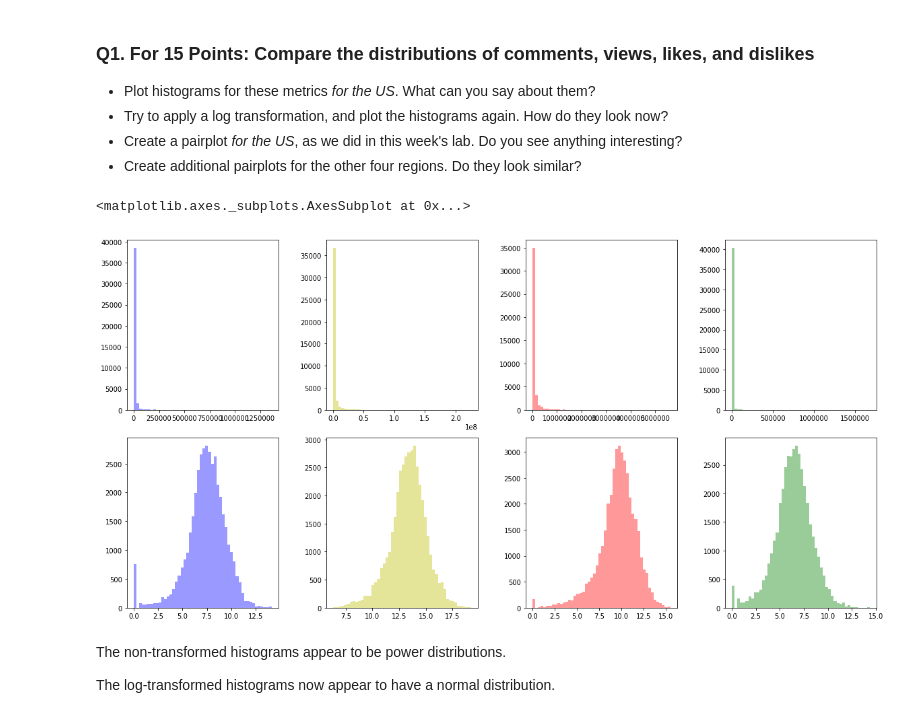
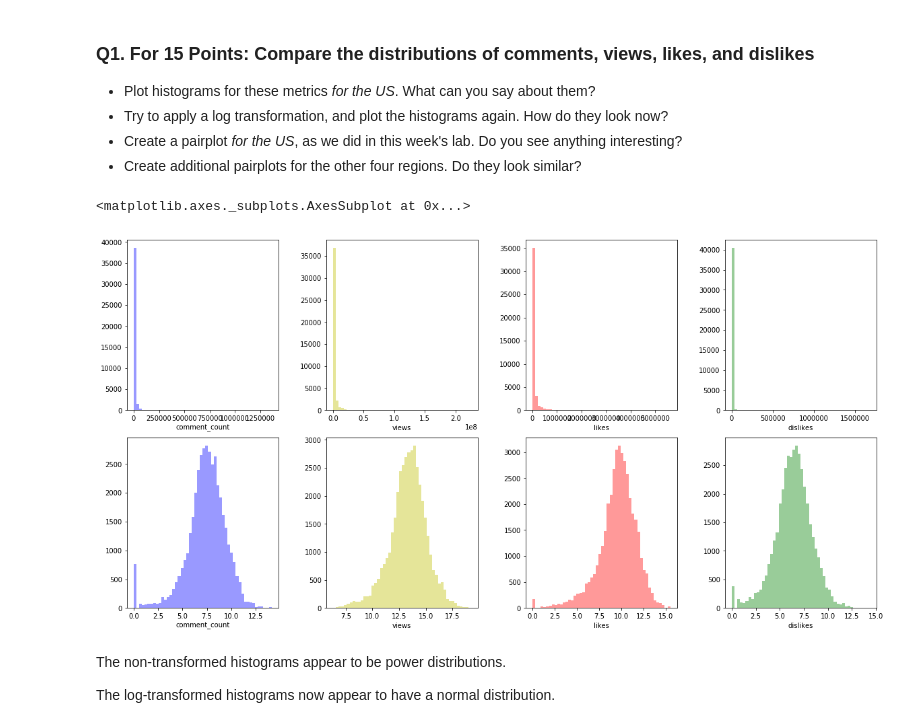
Before and after one commit to tengdann/si618, a Jupyter notebook: 618_HW4.ipynb, the cells around one changed output. Cells and saved outputs as stored; diff of their text form; code cells hidden in the pictures.

```diff
--- a/618_HW4.ipynb
+++ b/618_HW4.ipynb
@@ -48,24 +49,28 @@ df_in = pd.read_csv('data/hw4_data/youtube/INvideos.csv')
 df_us = pd.read_csv('data/hw4_data/youtube/USvideos.csv')
 # %%
 df_us_clean = df_us[['video_id', 'title', 'comment_count', 'views', 'likes', 'dislikes']].copy()
+df_ca_clean = df_ca[['video_id', 'title', 'comment_count', 'views', 'likes', 'dislikes']].copy()
+df_de_clean = df_de[['video_id', 'title', 'comment_count', 'views', 'likes', 'dislikes']].copy()
+df_fr_clean = df_fr[['video_id', 'title', 'comment_count', 'views', 'likes', 'dislikes']].copy()
+df_gb_clean = df_gb[['video_id', 'title', 'comment_count', 'views', 'likes', 'dislikes']].copy()
 fig, axs = plt.subplots(2, 4, figsize = (16,8))
 plt.tight_layout(pad = 0.4, w_pad = 4, h_pad = 2)
 
-sns.distplot(df_us_clean.comment_count.values, color = 'b', kde = False, ax = axs[0,0])
-sns.distplot(df_us_clean.views.values, color = 'y', kde = False, ax = axs[0,1])
-sns.distplot(df_us_clean.likes.values, color = 'r', kde = False, ax = axs[0,2])
-sns.distplot(df_us_clean.dislikes.values, color = 'g', kde = False, ax = axs[0,3])
+sns.distplot(df_us_clean.comment_count, color = 'b', kde = False, ax = axs[0,0])
+sns.distplot(df_us_clean.views, color = 'y', kde = False, ax = axs[0,1])
+sns.distplot(df_us_clean.likes, color = 'r', kde = False, ax = axs[0,2])
+sns.distplot(df_us_clean.dislikes, color = 'g', kde = False, ax = axs[0,3])
 
 df_us_clean_log = df_us_clean.copy()
 df_us_clean_log[['comment_count', 'views', 'likes', 'dislikes']] = np.log(df_us_clean_log[['comment_count', 'views', 'likes', 'dislikes']] + 1) #Need + 1 for 0 values
 
-sns.distplot(df_us_clean_log.comment_count.values, color = 'b', kde = False, ax = axs[1,0])
-sns.distplot(df_us_clean_log.views.values, color = 'y', kde = False, ax = axs[1,1])
-sns.distplot(df_us_clean_log.likes.values, color = 'r', kde = False, ax = axs[1,2])
-sns.distplot(df_us_clean_log.dislikes.values, color = 'g', kde = False, ax = axs[1,3])
+sns.distplot(df_us_clean_log.comment_count, color = 'b', kde = False, ax = axs[1,0])
+sns.distplot(df_us_clean_log.views, color = 'y', kde = False, ax = axs[1,1])
+sns.distplot(df_us_clean_log.likes, color = 'r', kde = False, ax = axs[1,2])
+sns.distplot(df_us_clean_log.dislikes, color = 'g', kde = False, ax = axs[1,3])
 # %% [output]
 <matplotlib.axes._subplots.AxesSubplot at 0x...>
-[figure, old version]
+[figure, new version]
 # %% [markdown]
 The non-transformed histograms appear to be power distributions.
 
```
Also changed, not shown: parts of 11 cells of this notebook, 1 other file.
